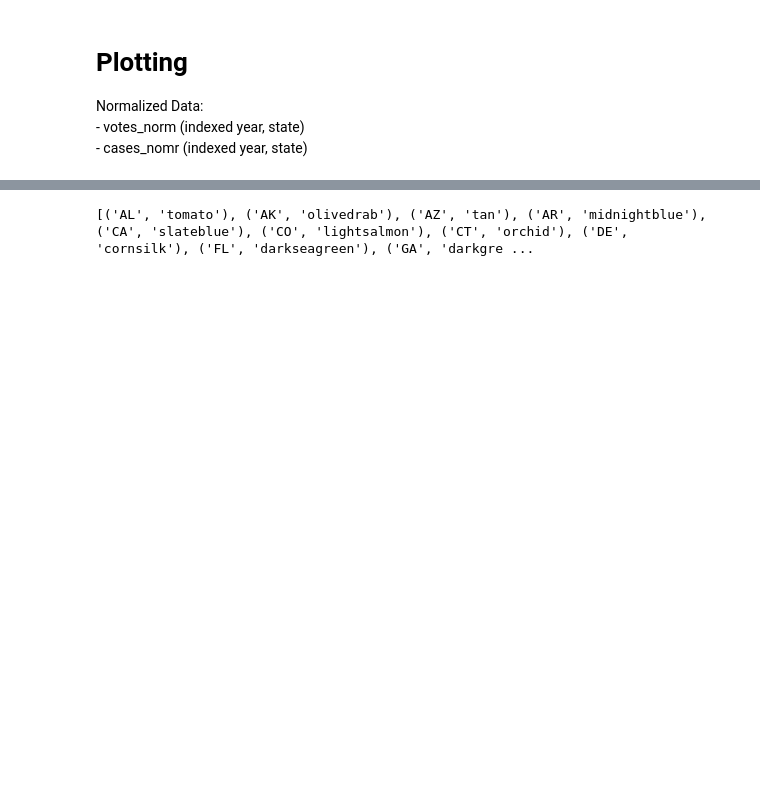
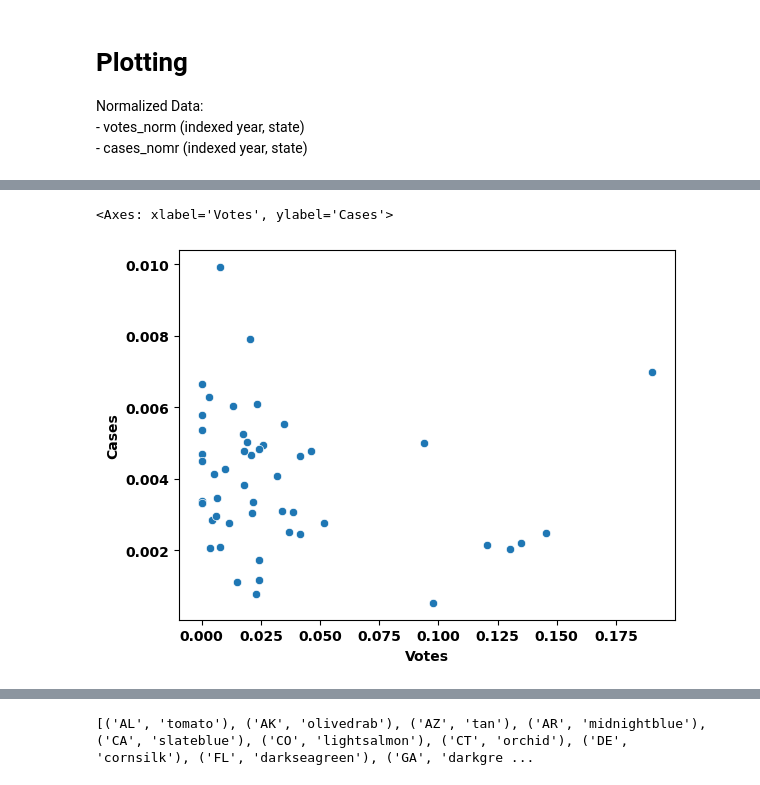
Before and after one commit to IanSinColorado/PoliticsAndCovid, a Jupyter notebook: dataCompression.ipynb, the cells around one changed output, grey strips where cells are left out. Drawn from its saved outputs; the diff is of its cells as text; code cells hidden in the pictures; blank space fills up the shorter version.

```diff
--- a/dataCompression.ipynb
+++ b/dataCompression.ipynb
@@ -325,0 +330,5 @@ dict_keys(['aliceblue', 'antiquewhite', 'aqua', 'aquamarine', 'azure', 'beige',
+# %%
+sns.scatterplot(plot_df(votes_prop, cases_norm, 2020, 'OTHER'), x='Votes', y='Cases')
+# %% [output]
+<Axes: xlabel='Votes', ylabel='Cases'>
+[figure, added]
```
Also changed, not shown: parts of 16 cells of this notebook.
